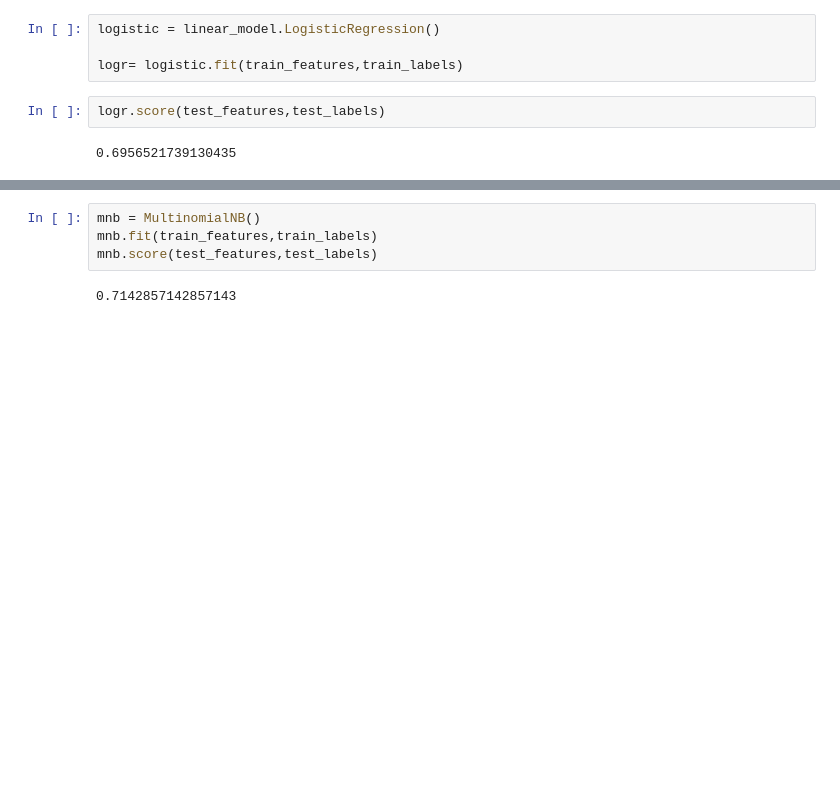
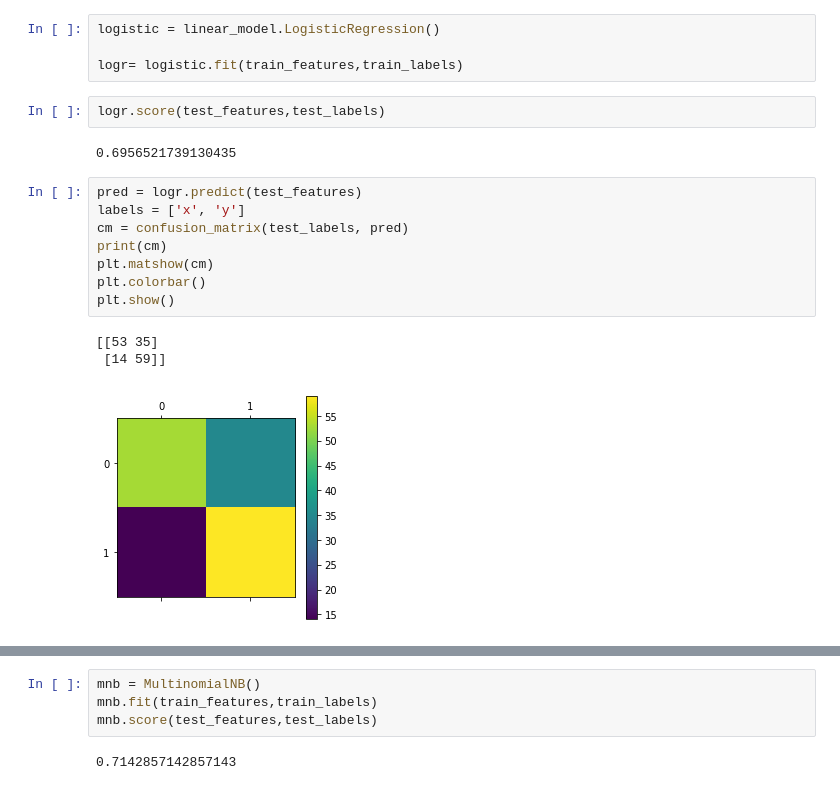
Before and after one commit to nguyenvo09/fake_news_detection_deep_learning, a Jupyter notebook: classify.ipynb, the cells around one changed output, grey strips where cells are left out. Drawn from its saved outputs; the diff is of its cells as text; blank space fills up the shorter version.

```diff
--- a/classify.ipynb
+++ b/classify.ipynb
@@ -80,3 +80,15 @@ logr= logistic.fit(train_features,train_labels)
 logr.score(test_features,test_labels)
 # %% [output]
 0.6956521739130435
+# %%
+pred = logr.predict(test_features)
+labels = ['x', 'y']
+cm = confusion_matrix(test_labels, pred)
+print(cm)
+plt.matshow(cm)
+plt.colorbar()
+plt.show()
+# %% [output]
+[[53 35]
+ [14 59]]
+[figure, added]
```
Also changed, not shown: parts of 8 cells of this notebook.
